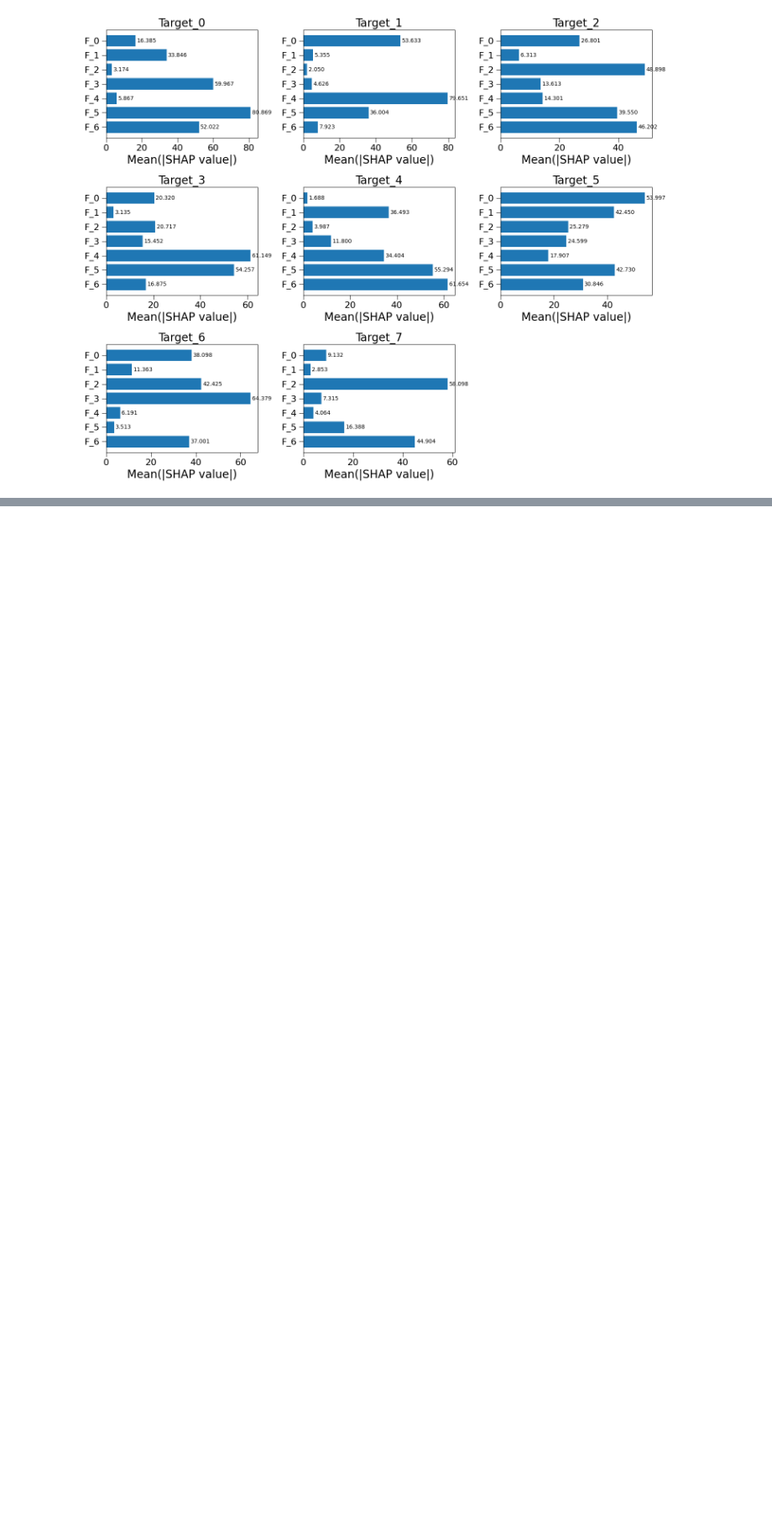
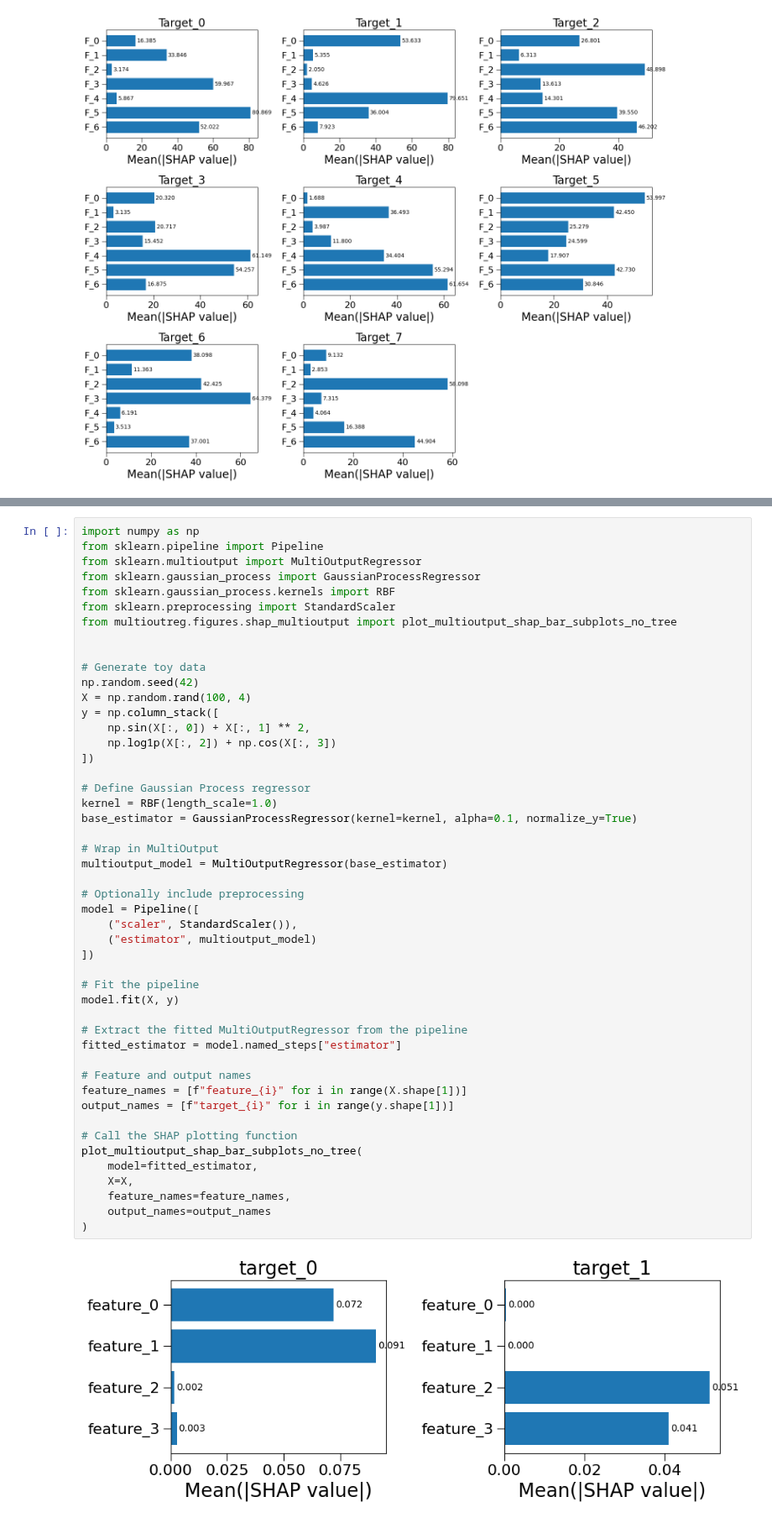
Before and after one commit to takotime808/multioutreg, a Jupyter notebook: examples/shap_multioutput.ipynb, the cells around one changed output, grey strips where cells are left out. Shown at 84% size. Drawn from its saved outputs; the diff is of its cells as text; blank space fills up the shorter version.

Commit message:
shap plots

```diff
--- a/examples/shap_multioutput.ipynb
+++ b/examples/shap_multioutput.ipynb
@@ -33,0 +39,50 @@ fig = plot_multioutput_shap_bar_subplots(regr, X, feature_names=feature_names, o
+# %%
+import numpy as np
+from sklearn.pipeline import Pipeline
+from sklearn.multioutput import MultiOutputRegressor
+from sklearn.gaussian_process import GaussianProcessRegressor
+from sklearn.gaussian_process.kernels import RBF
+from sklearn.preprocessing import StandardScaler
+from multioutreg.figures.shap_multioutput import plot_multioutput_shap_bar_subplots_no_tree
+
+
+# Generate toy data
+np.random.seed(42)
+X = np.random.rand(100, 4)
+y = np.column_stack([
+    np.sin(X[:, 0]) + X[:, 1] ** 2,
+    np.log1p(X[:, 2]) + np.cos(X[:, 3])
+])
+
+# Define Gaussian Process regressor
+kernel = RBF(length_scale=1.0)
+base_estimator = GaussianProcessRegressor(kernel=kernel, alpha=0.1, normalize_y=True)
+
+# Wrap in MultiOutput
+multioutput_model = MultiOutputRegressor(base_estimator)
+
+# Optionally include preprocessing
+model = Pipeline([
+    ("scaler", StandardScaler()),
+    ("estimator", multioutput_model)
+])
+
+# Fit the pipeline
+model.fit(X, y)
+
+# Extract the fitted MultiOutputRegressor from the pipeline
+fitted_estimator = model.named_steps["estimator"]
+
+# Feature and output names
+feature_names = [f"feature_{i}" for i in range(X.shape[1])]
+output_names = [f"target_{i}" for i in range(y.shape[1])]
+
+# Call the SHAP plotting function
+plot_multioutput_shap_bar_subplots_no_tree(
+    model=fitted_estimator,
+    X=X,
+    feature_names=feature_names,
+    output_names=output_names
+)
+# %% [output]
+[figure, added]
```
Also changed, not shown: parts of 2 cells of this notebook, 1 other file.
